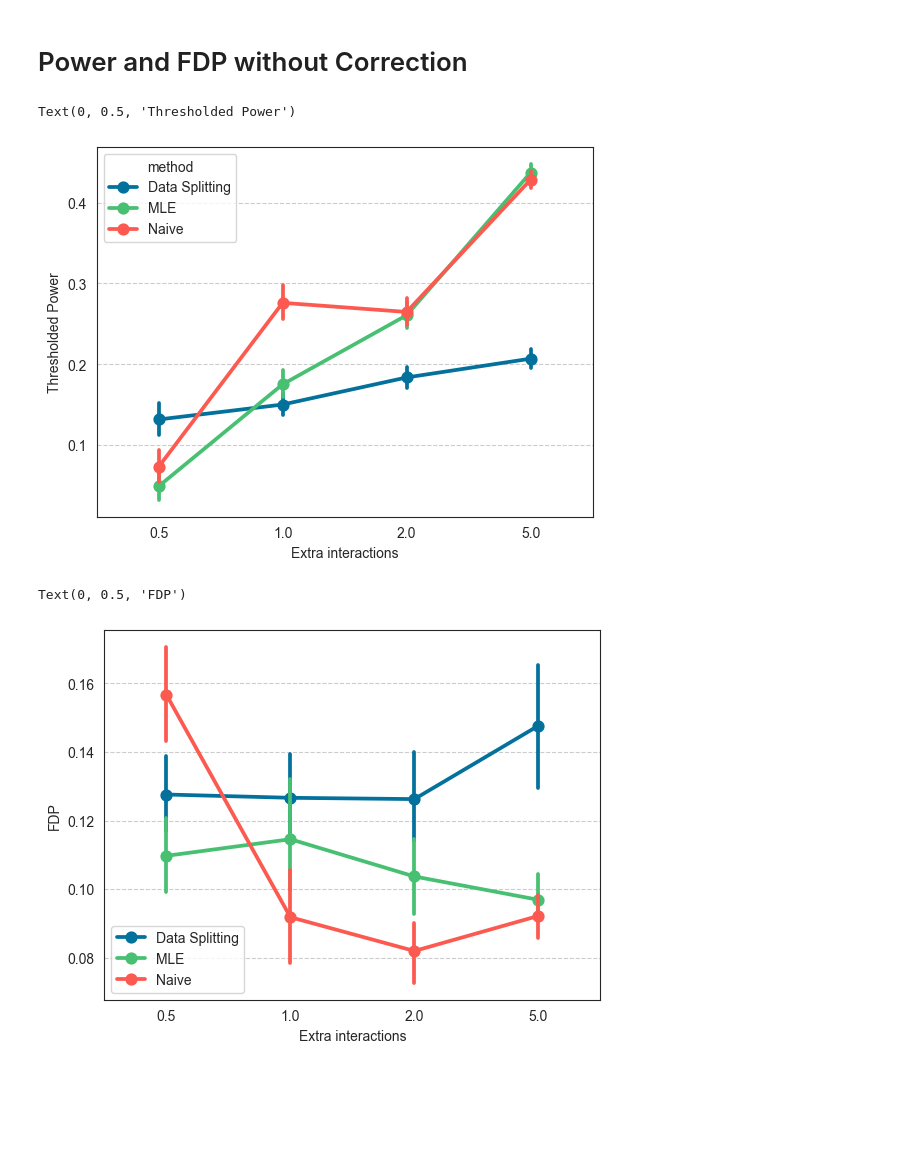
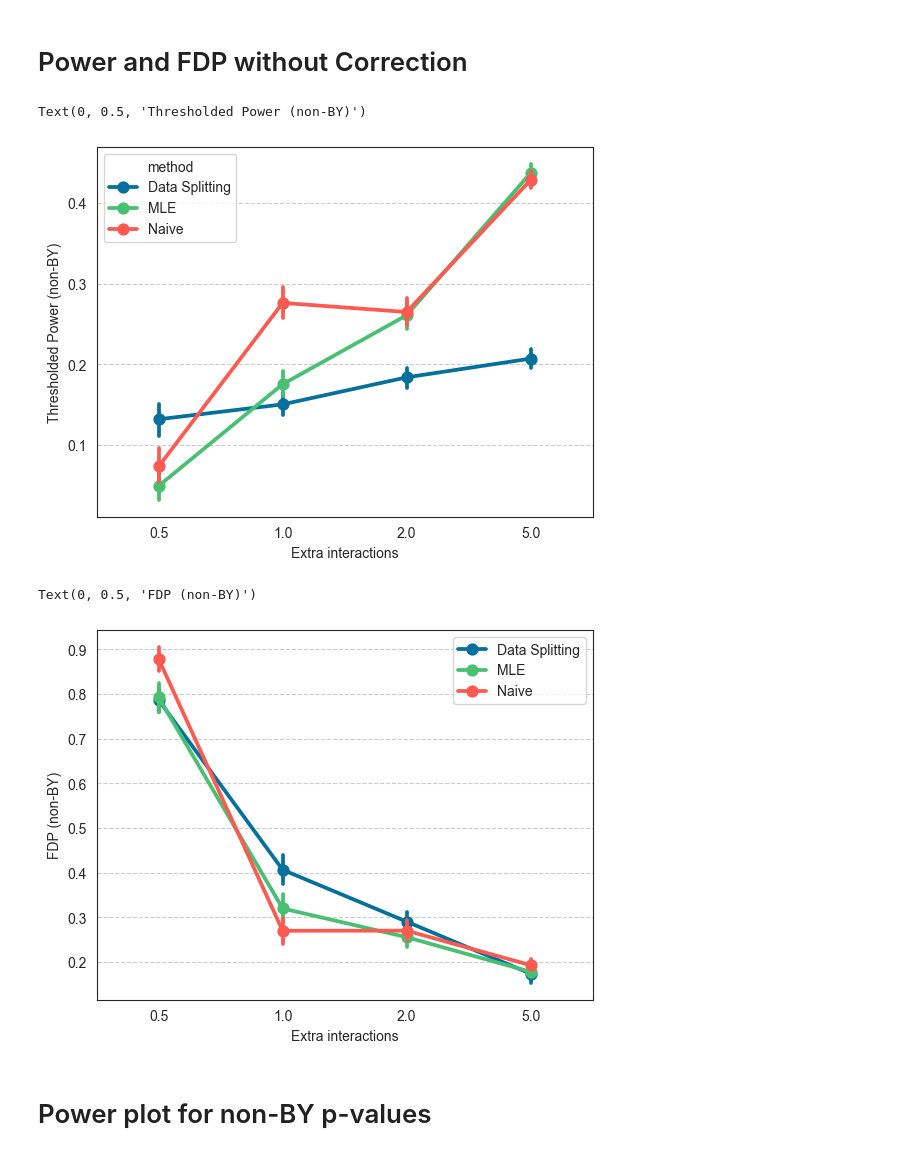
Before and after one commit to yiling-h/SI-Interaction, a Jupyter notebook: selectinf/Simulation/H1/Results/vary_interaction/plotting_inter.ipynb, the cells around one changed output. Drawn from its saved outputs; the diff is of its cells as text; code cells hidden in the pictures; blank space fills up the shorter version.

```diff
--- a/selectinf/Simulation/H1/Results/vary_interaction/plotting_inter.ipynb
+++ b/selectinf/Simulation/H1/Results/vary_interaction/plotting_inter.ipynb
@@ -221,10 +216,13 @@ def calculate_thresholded_power(pvalue, targets, level, threshold=0.05,
     targets = np.array(targets)
     non_null = operator(np.abs(targets), threshold)
     rejection = pvalue < level
-    if np.sum(non_null) == 0:
+    if np.sum(non_null) == 0 or np.sum(rejection) == 0:
         return 0
     else:
-        true_rej = np.sum(non_null * rejection) / np.sum(non_null)
+        if operator == ge:
+            true_rej = np.sum(non_null * rejection) / np.sum(non_null)
+        else:
+            true_rej = np.sum(non_null * rejection) / np.sum(rejection)
 
     return true_rej
 
@@ -367,21 +365,21 @@ sns.pointplot(x=df["parameter"],
               hue=df["method"], markers='o',
               palette=my_palette)
 plt.xlabel("Extra interactions")
-plt.ylabel("Thresholded Power")
+plt.ylabel("Thresholded Power (non-BY)")
 # %% [output]
-Text(0, 0.5, 'Thresholded Power')
+Text(0, 0.5, 'Thresholded Power (non-BY)')
-[figure, old version]
+[figure, new version]
 # %%
 power_threshold = 1
 FDP_df1_noBY = calculate_thresholded_power_df(targets_dict=target_dict_full,
                                            threshold=power_threshold, level=0.1,
                                            operator=le, pval_key="pval")
 sns.pointplot(x=FDP_df1_noBY["parameter"],
               y=FDP_df1_noBY["thresholded power"],
               hue=FDP_df1_noBY["method"], markers='o',
               palette=my_palette)
 plt.xlabel("Extra interactions")
-plt.ylabel("FDP")
+plt.ylabel("FDP (non-BY)")
 # %% [output]
-Text(0, 0.5, 'FDP')
+Text(0, 0.5, 'FDP (non-BY)')
-[figure, old version]
+[figure, new version]
@@ -387,0 +468,2 @@ Text(0, 0.5, 'FDP')
+# %% [markdown]
+# Power plot for non-BY p-values
```
Also changed, not shown: parts of 22 cells of this notebook, 16 other files.
